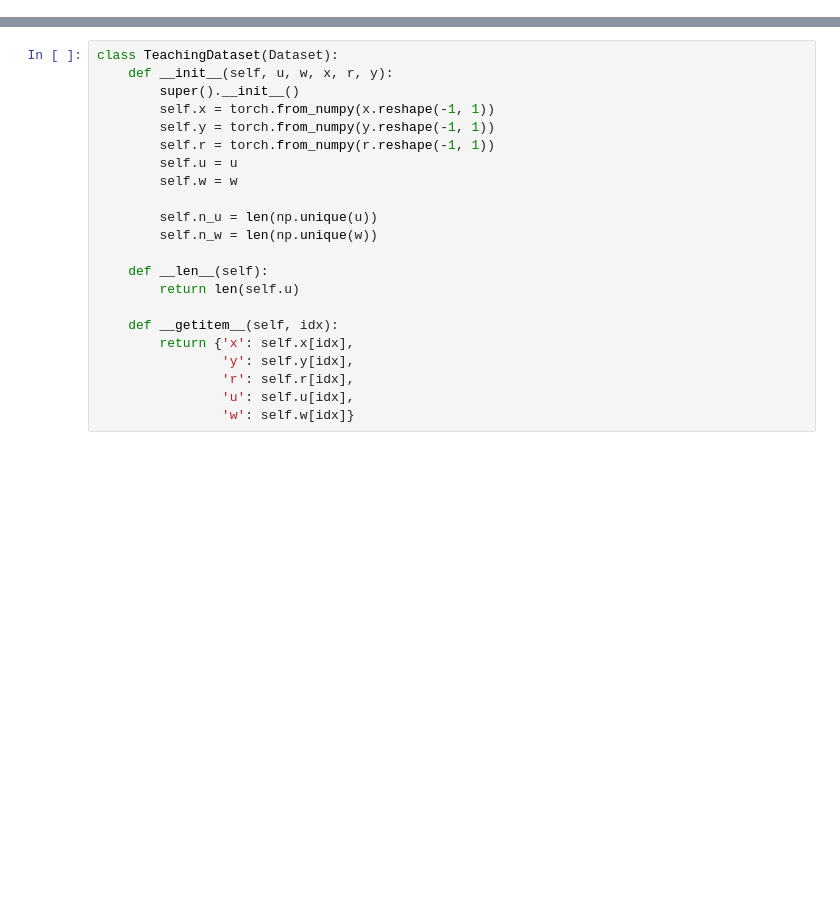
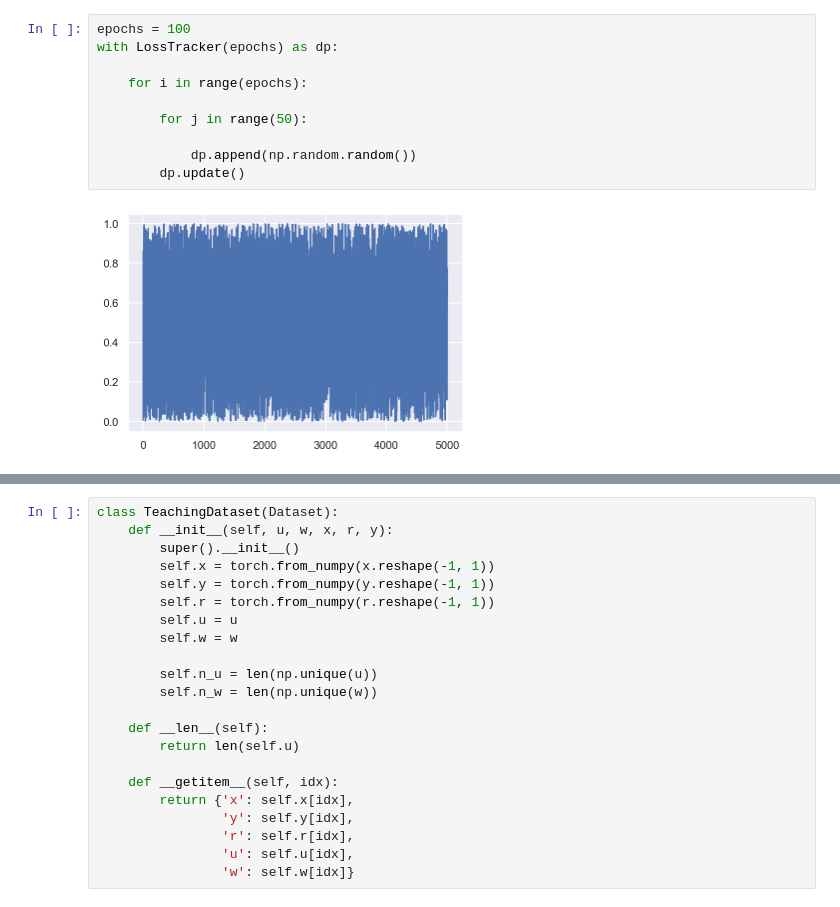
Before and after one commit to AurelienNioche/ActiveTeachingCollaborative, a Jupyter notebook: inference/norm-flow/minibatch/minibatch.ipynb, the cells around one changed output, grey strips where cells are left out. Drawn from its saved outputs; the diff is of its cells as text; blank space fills up the shorter version.

```diff
--- a/inference/norm-flow/minibatch/minibatch.ipynb
+++ b/inference/norm-flow/minibatch/minibatch.ipynb
@@ -17,3 +141,15 @@ from inference.plannar import NormalizingFlow
+# %%
+epochs = 100
+with LossTracker(epochs) as dp:
+
+    for i in range(epochs):
+
+        for j in range(50):
+
+            dp.append(np.random.random())
+        dp.update()
+# %% [output]
+[figure, added]
 # %%
 class Loss:
     @staticmethod
```
Also changed, not shown: parts of 11 cells of this notebook, 2 other files.
